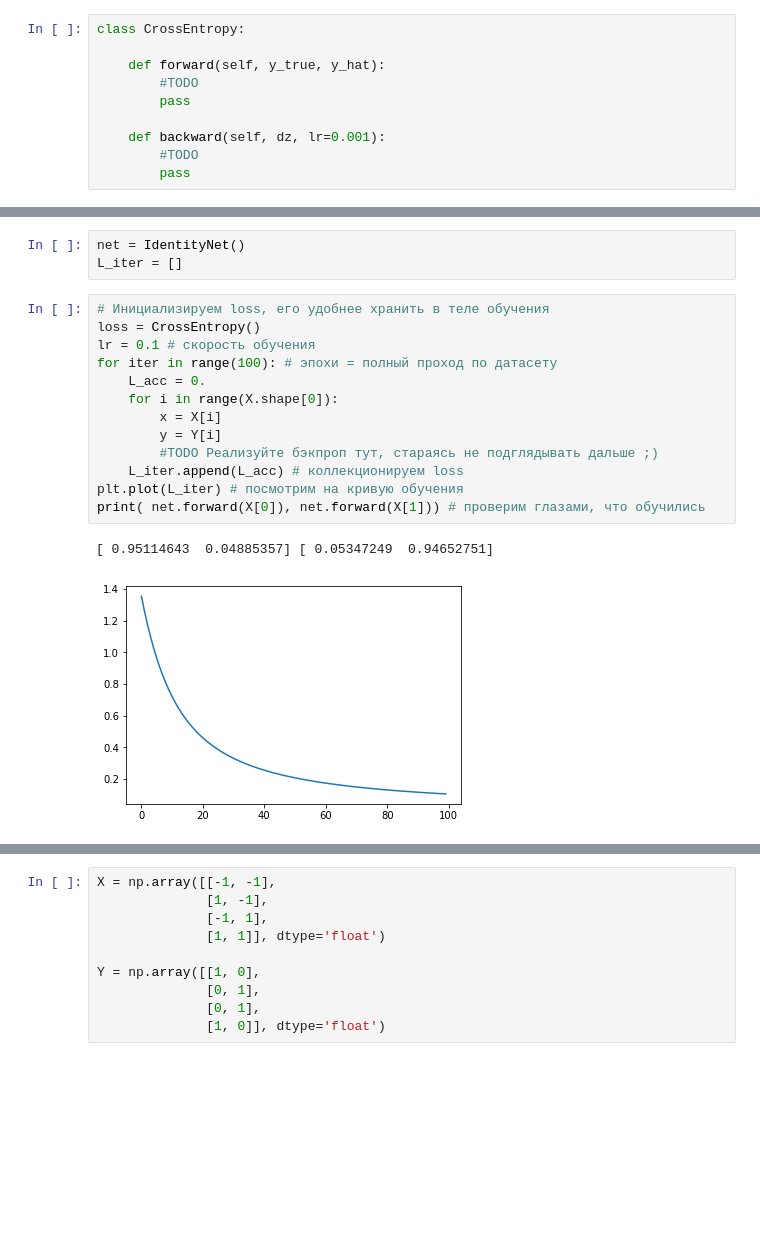
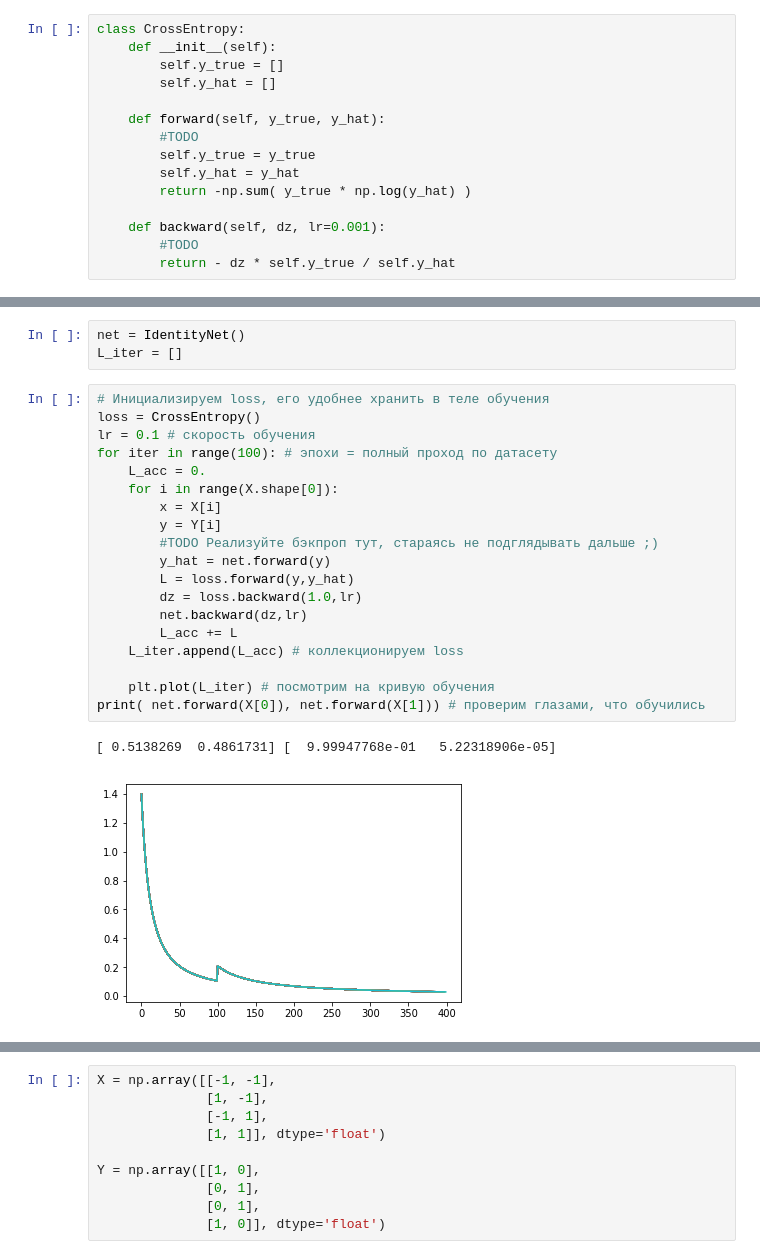
Before and after one commit to IdeoG/neural-technoatom, a Jupyter notebook: 02/02-lecture_nosolution.ipynb, the cells around one changed output, grey strips where cells are left out. Saved outputs shown, nothing was run; the diff lists cells and outputs as text; blank space fills up the shorter version.

```diff
--- a/02/02-lecture_nosolution.ipynb
+++ b/02/02-lecture_nosolution.ipynb
@@ -231,14 +228,19 @@ $$
 $$
 # %%
 class CrossEntropy:
+    def __init__(self):
+        self.y_true = []
+        self.y_hat = []
 
     def forward(self, y_true, y_hat):
         #TODO
-        pass
+        self.y_true = y_true
+        self.y_hat = y_hat
+        return -np.sum( y_true * np.log(y_hat) )
 
     def backward(self, dz, lr=0.001):
         #TODO
-        pass
+        return - dz * self.y_true / self.y_hat
 # %% [markdown]
 # Тест 0 - самая тупая сеть
 
@@ -271,19 +273,25 @@ L_iter = []
 # %%
 # Инициализируем loss, его удобнее хранить в теле обучения
 loss = CrossEntropy()
 lr = 0.1 # скорость обучения
 for iter in range(100): # эпохи = полный проход по датасету
     L_acc = 0.
     for i in range(X.shape[0]):
         x = X[i]
         y = Y[i]
         #TODO Реализуйте бэкпроп тут, стараясь не подглядывать дальше ;)
+        y_hat = net.forward(y)
+        L = loss.forward(y,y_hat)
+        dz = loss.backward(1.0,lr)
+        net.backward(dz,lr)
+        L_acc += L
     L_iter.append(L_acc) # коллекционируем loss
-plt.plot(L_iter) # посмотрим на кривую обучения
+
+    plt.plot(L_iter) # посмотрим на кривую обучения
 print( net.forward(X[0]), net.forward(X[1])) # проверим глазами, что обучились
 # %% [output]
-[ 0.95114643  0.04885357] [ 0.05347249  0.94652751]
+[ 0.5138269  0.4861731] [  9.99947768e-01   5.22318906e-05]
-[figure, old version]
+[figure, new version]
 # %% [markdown]
 # Тест 1 - XOR
 
```
Also changed, not shown: parts of 7 cells of this notebook, 1 other file.
